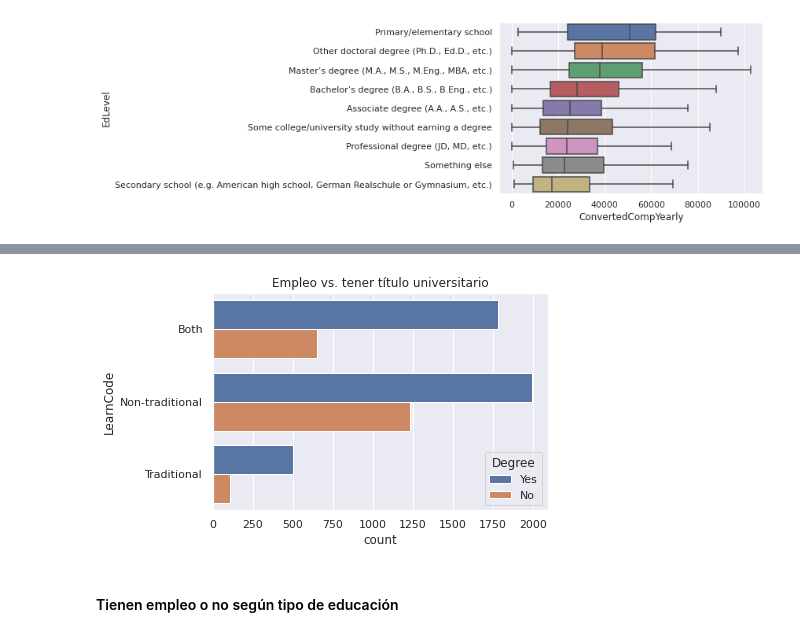
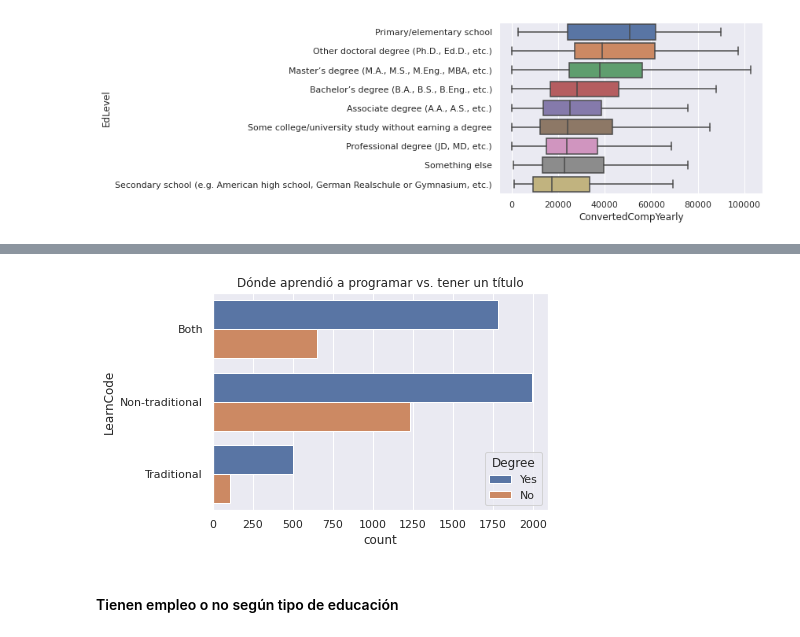
Before and after one commit to anthonymanotoa/survey-dev, a Jupyter notebook: notebooks/3-analysis-hypothesis-test.ipynb, the cells around one changed output, grey strips where cells are left out. Drawn from its saved outputs; the diff is of its cells as text; code cells hidden in the pictures.

```diff
--- a/notebooks/3-analysis-hypothesis-test.ipynb
+++ b/notebooks/3-analysis-hypothesis-test.ipynb
@@ -178,10 +180,10 @@ plt.show()
 # %%
 # Degree or EdLevel and LearnCode
 sns.countplot(y=df.LearnCode, hue=df.Degree)
-plt.title('Empleo vs. tener título universitario')
+plt.title('Dónde aprendió a programar vs. tener un título')
 plt.show()
 # %% [output]
-[figure, old version]
+[figure, new version]
 # %% [markdown]
 #### Tienen empleo o no según tipo de educación
 # %%
```
Also changed, not shown: parts of 34 cells of this notebook, 2 other files.
